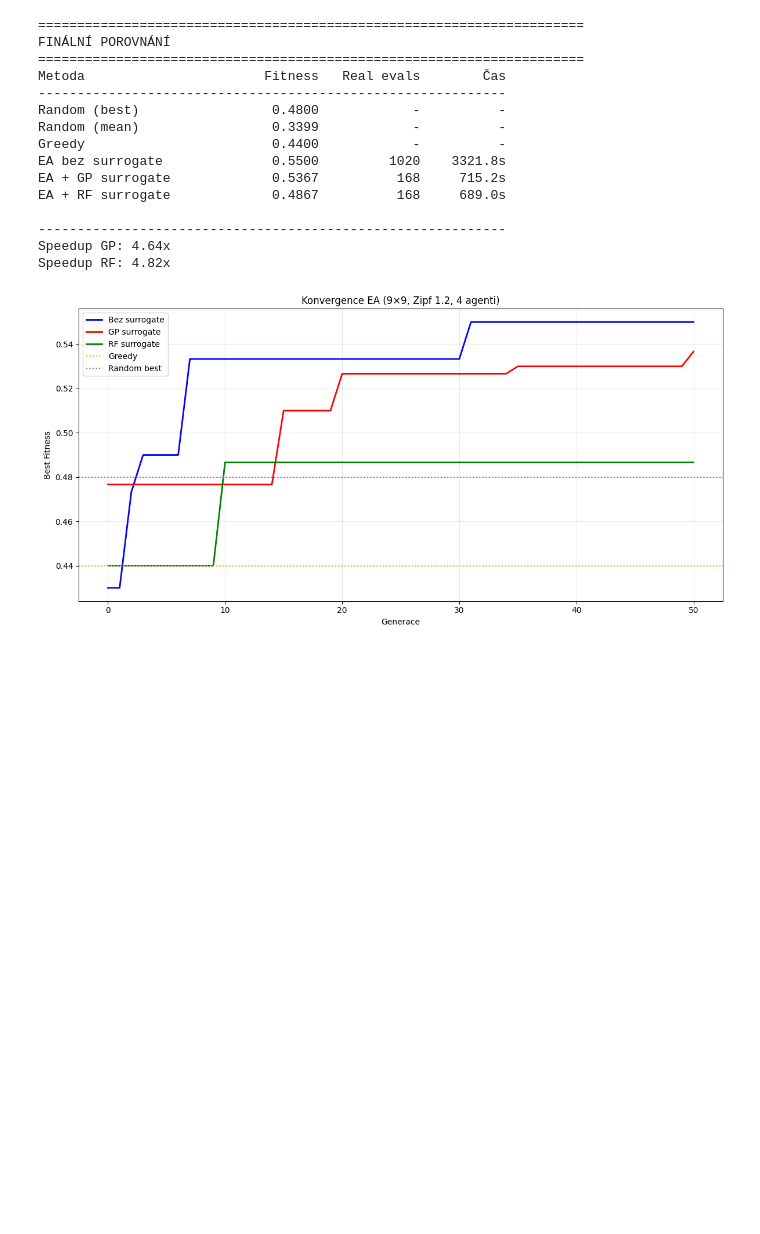
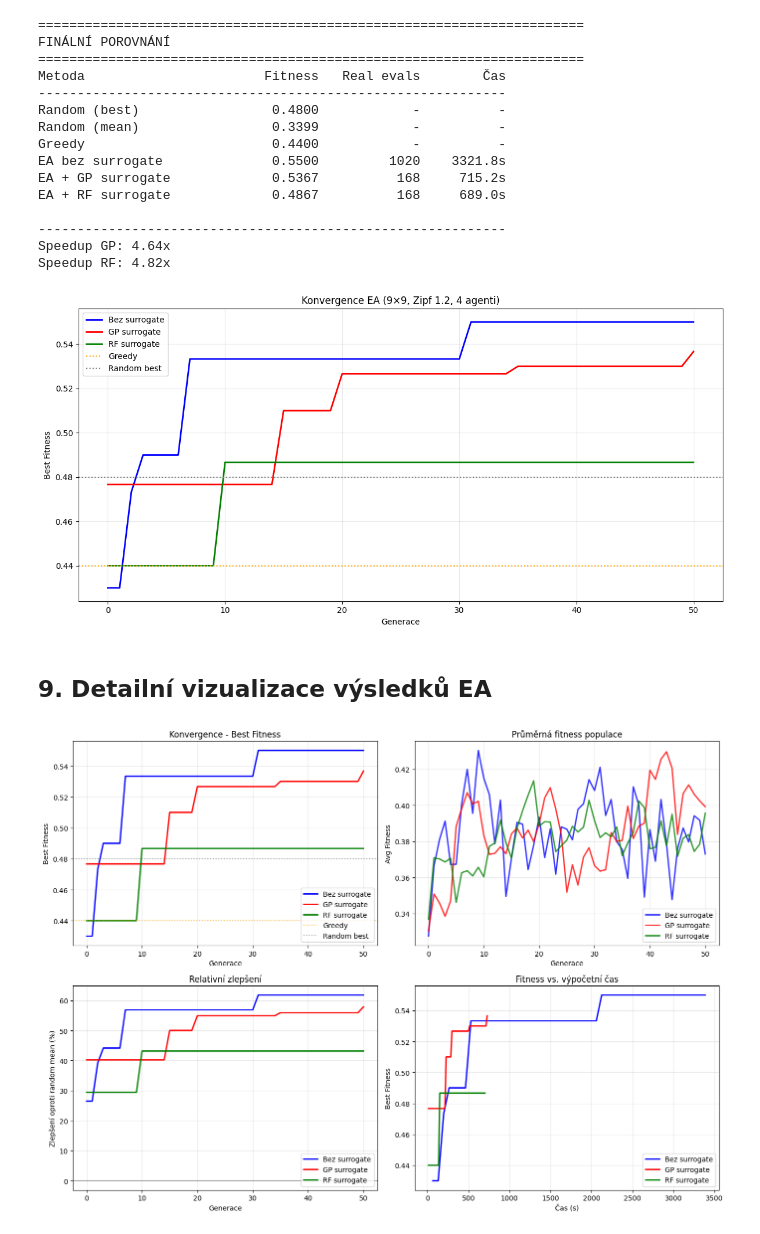
Before and after one commit to davidzemancz/CImethods, a Jupyter notebook: Project/project_feature_selection_ensemble.ipynb, the cells around one changed output. Drawn from its saved outputs; the diff is of its cells as text; code cells hidden in the pictures; blank space fills up the shorter version.

```diff
--- a/Project/project_feature_selection_ensemble.ipynb
+++ b/Project/project_feature_selection_ensemble.ipynb
@@ -685,3 +685,78 @@ plt.savefig('feature_selection_convergence.png', dpi=150)
 plt.show()
 # %% [output]
 [figure]
+# %% [markdown]
+## 9. Detailní vizualizace výsledků EA
+# %%
+# 1. Graf konvergence s více detaily
+fig, axes = plt.subplots(2, 2, figsize=(14, 10))
+
+# 1a) Best fitness - logaritmická škála generací
+ax1 = axes[0, 0]
+gens = np.arange(len(ea_no_surrogate['fitness_history']))
+ax1.plot(gens, ea_no_surrogate['fitness_history'], 'b-', label='Bez surrogate', linewidth=2)
+ax1.plot(gens, ea_standard_surrogate['fitness_history'], 'r-', label='GP surrogate', linewidth=2)
+ax1.plot(gens, ea_rf_surrogate['fitness_history'], 'g-', label='RF surrogate', linewidth=2)
+ax1.axhline(y=baseline_results_ea['greedy']['fitness'], color='orange', linestyle=':', label='Greedy', alpha=0.7)
+ax1.axhline(y=baseline_results_ea['random']['best_fitness'], color='gray', linestyle=':', label='Random best', alpha=0.7)
+ax1.set_xlabel('Generace')
+ax1.set_ylabel('Best Fitness')
+ax1.set_title('Konvergence - Best Fitness')
+ax1.legend(loc='lower right')
+ax1.grid(True, alpha=0.3)
+
+# 1b) Průměrná fitness populace
+ax2 = axes[0, 1]
+if 'avg_fitness_history' in ea_no_surrogate:
+    ax2.plot(gens, ea_no_surrogate['avg_fitness_history'], 'b-', label='Bez surrogate', linewidth=2, alpha=0.8)
+if 'avg_fitness_history' in ea_standard_surrogate:
+    ax2.plot(gens, ea_standard_surrogate['avg_fitness_history'], 'r-', label='GP surrogate', linewidth=2, alpha=0.8)
+if 'avg_fitness_history' in ea_rf_surrogate:
+    ax2.plot(gens, ea_rf_surrogate['avg_fitness_history'], 'g-', label='RF surrogate', linewidth=2, alpha=0.8)
+ax2.set_xlabel('Generace')
+ax2.set_ylabel('Avg Fitness')
+ax2.set_title('Průměrná fitness populace')
+ax2.legend(loc='lower right')
+ax2.grid(True, alpha=0.3)
+
+# 1c) Relativní zlepšení oproti random baseline
+ax3 = axes[1, 0]
+random_mean = baseline_results_ea['random']['mean_fitness']
+improvement_no_surr = [(f - random_mean) / random_mean * 100 for f in ea_no_surrogate['fitness_history']]
+improvement_gp = [(f - random_mean) / random_mean * 100 for f in ea_standard_surrogate['fitness_history']]
+improvement_rf = [(f - random_mean) / random_mean * 100 for f in ea_rf_surrogate['fitness_history']]
+
+ax3.plot(gens, improvement_no_surr, 'b-', label='Bez surrogate', linewidth=2)
+ax3.plot(gens, improvement_gp, 'r-', label='GP surrogate', linewidth=2)
+ax3.plot(gens, improvement_rf, 'g-', label='RF surrogate', linewidth=2)
+ax3.axhline(y=0, color='black', linestyle='-', alpha=0.3)
+ax3.set_xlabel('Generace')
+ax3.set_ylabel('Zlepšení oproti random mean (%)')
+ax3.set_title('Relativní zlepšení')
+ax3.legend(loc='lower right')
+ax3.grid(True, alpha=0.3)
+
+# 1d) Kumulativní čas (odhad)
+ax4 = axes[1, 1]
+time_per_gen_no_surr = ea_no_surrogate['wall_time'] / N_GENERATIONS
+time_per_gen_gp = ea_standard_surrogate['wall_time'] / N_GENERATIONS
+time_per_gen_rf = ea_rf_surrogate['wall_time'] / N_GENERATIONS
+
+cumulative_no_surr = [time_per_gen_no_surr * (i+1) for i in range(len(gens))]
+cumulative_gp = [time_per_gen_gp * (i+1) for i in range(len(gens))]
+cumulative_rf = [time_per_gen_rf * (i+1) for i in range(len(gens))]
+
+ax4.plot(cumulative_no_surr, ea_no_surrogate['fitness_history'], 'b-', label='Bez surrogate', linewidth=2)
+ax4.plot(cumulative_gp, ea_standard_surrogate['fitness_history'], 'r-', label='GP surrogate', linewidth=2)
+ax4.plot(cumulative_rf, ea_rf_surrogate['fitness_history'], 'g-', label='RF surrogate', linewidth=2)
+ax4.set_xlabel('Čas (s)')
+ax4.set_ylabel('Best Fitness')
+ax4.set_title('Fitness vs. výpočetní čas')
+ax4.legend(loc='lower right')
+ax4.grid(True, alpha=0.3)
+
+plt.tight_layout()
+plt.savefig('ea_convergence_detailed.png', dpi=150)
+plt.show()
+# %% [output]
+[figure, added]
```
Also changed, not shown: parts of 6 cells of this notebook, 6 other files.
